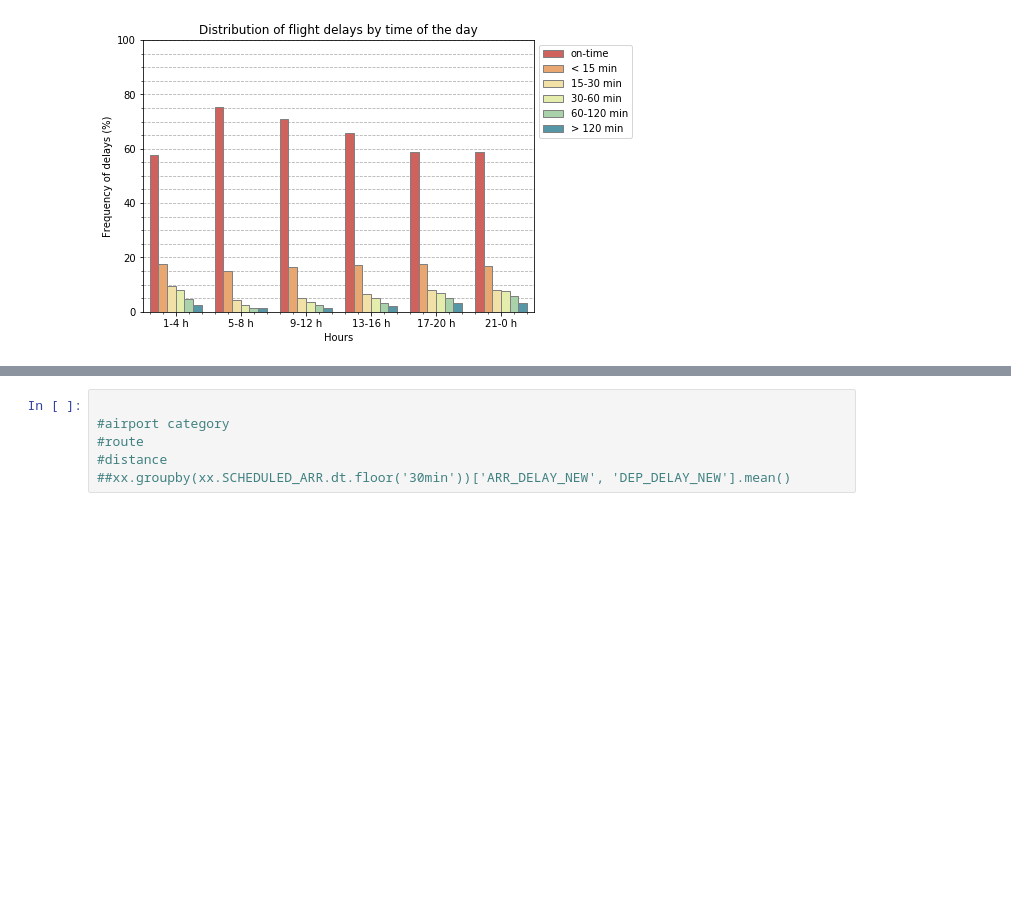
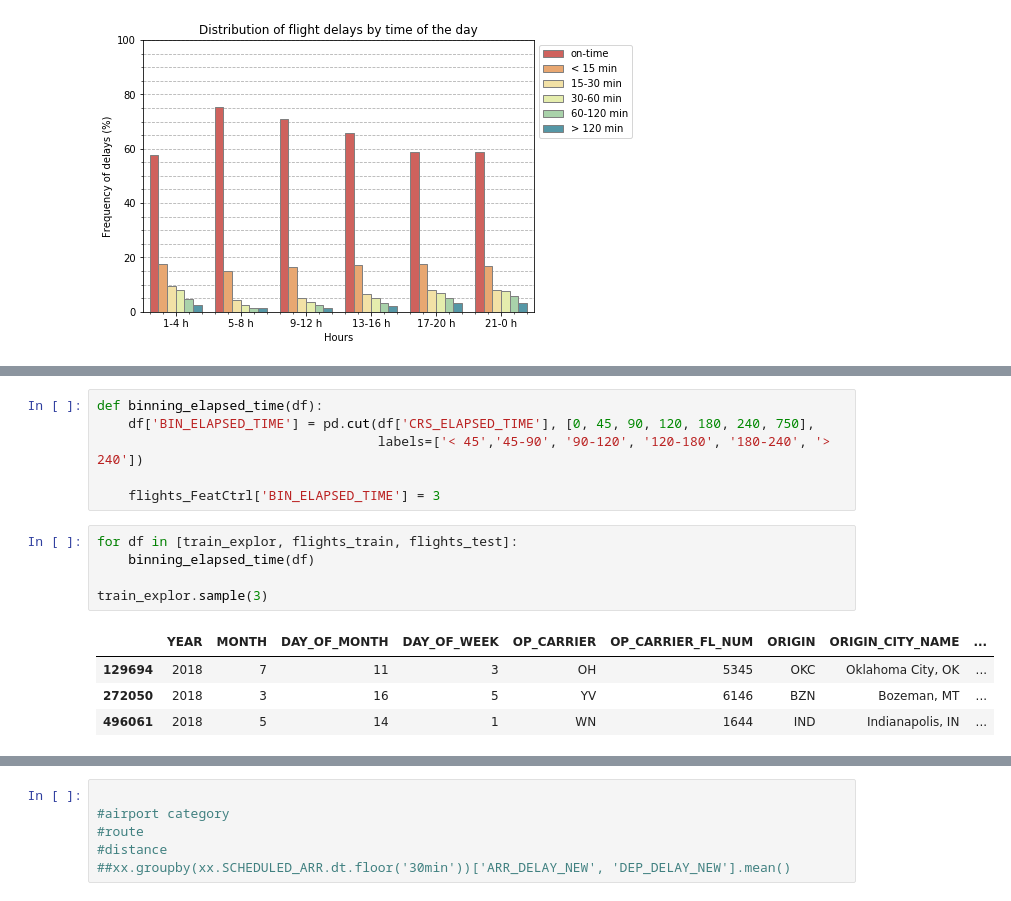
Before and after one commit to lubepe/PredictingFlightDelays, a Jupyter notebook: Predicting flight delays.ipynb, the cells around one changed output, grey strips where cells are left out. Cells and saved outputs as stored; diff of their text form; blank space fills up the shorter version.

```diff
--- a/Predicting flight delays.ipynb
+++ b/Predicting flight delays.ipynb
@@ -1131,0 +1158,16 @@ plt.show()
+# %%
+def binning_elapsed_time(df):
+    df['BIN_ELAPSED_TIME'] = pd.cut(df['CRS_ELAPSED_TIME'], [0, 45, 90, 120, 180, 240, 750],
+                                    labels=['< 45','45-90', '90-120', '120-180', '180-240', '> 240'])
+
+    flights_FeatCtrl['BIN_ELAPSED_TIME'] = 3
+# %%
+for df in [train_explor, flights_train, flights_test]:
+    binning_elapsed_time(df)
+
+train_explor.sample(3)
+# %% [output]
+|  | YEAR | MONTH | DAY_OF_MONTH | DAY_OF_WEEK | OP_CARRIER | OP_CARRIER_FL_NUM | ORIGIN | ORIGIN_CITY_NAME | ... |
+| 129694 | 2018 | 7 | 11 | 3 | OH | 5345 | OKC | Oklahoma City, OK | ... |
+| 272050 | 2018 | 3 | 16 | 5 | YV | 6146 | BZN | Bozeman, MT | ... |
+| 496061 | 2018 | 5 | 14 | 1 | WN | 1644 | IND | Indianapolis, IN | ... |
```
Also changed, not shown: parts of 9 cells of this notebook.
